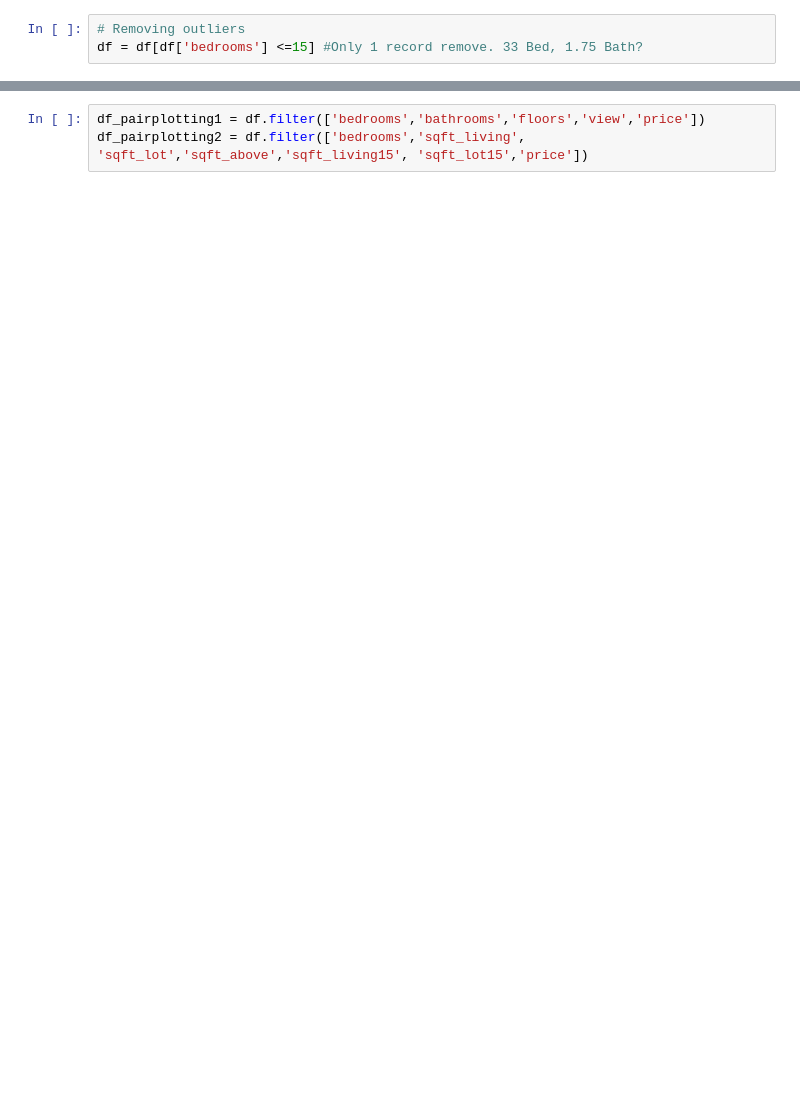
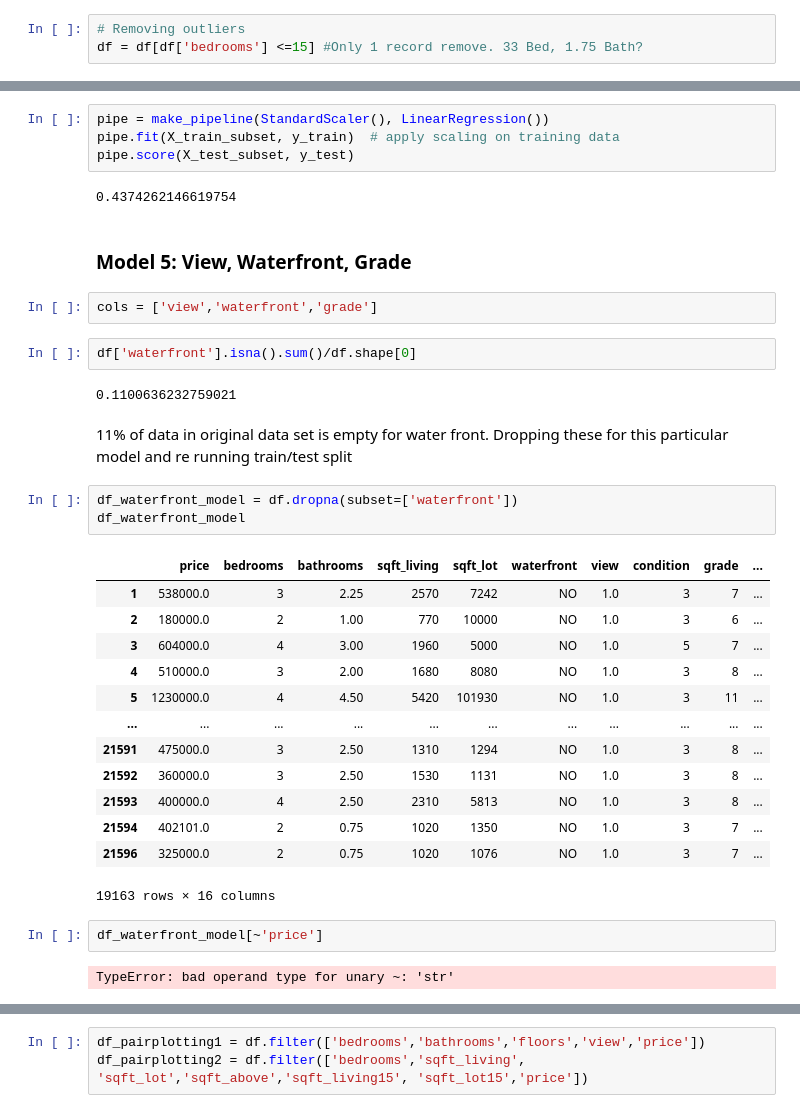
Before and after one commit to ssaeed85/dsc-ph2-KingsCountyRealEstate, a Jupyter notebook: Workspace/Saad/Notebook.ipynb, the cells around one changed output, grey strips where cells are left out. Drawn from its saved outputs; the diff is of its cells as text; blank space fills up the shorter version.

Commit message:
Updating map notebooks. Commit with a few rudimentary models

```diff
--- a/Workspace/Saad/Notebook.ipynb
+++ b/Workspace/Saad/Notebook.ipynb
@@ -55,0 +301,37 @@ memory usage: 3.6+ MB
+# %%
+pipe = make_pipeline(StandardScaler(), LinearRegression())
+pipe.fit(X_train_subset, y_train)  # apply scaling on training data
+pipe.score(X_test_subset, y_test)
+# %% [output]
+0.4374262146619754
+# %% [markdown]
+### Model 5: View, Waterfront, Grade
+# %%
+cols = ['view','waterfront','grade']
+# %%
+df['waterfront'].isna().sum()/df.shape[0]
+# %% [output]
+0.1100636232759021
+# %% [markdown]
+11% of data in original data set is empty for water front. Dropping these for this particular model and re running train/test split
+# %%
+df_waterfront_model = df.dropna(subset=['waterfront'])
+df_waterfront_model
+# %% [output]
+|  | price | bedrooms | bathrooms | sqft_living | sqft_lot | waterfront | view | condition | grade | ... |
+| 1 | 538000.0 | 3 | 2.25 | 2570 | 7242 | NO | 1.0 | 3 | 7 | ... |
+| 2 | 180000.0 | 2 | 1.00 | 770 | 10000 | NO | 1.0 | 3 | 6 | ... |
+| 3 | 604000.0 | 4 | 3.00 | 1960 | 5000 | NO | 1.0 | 5 | 7 | ... |
+| 4 | 510000.0 | 3 | 2.00 | 1680 | 8080 | NO | 1.0 | 3 | 8 | ... |
+| 5 | 1230000.0 | 4 | 4.50 | 5420 | 101930 | NO | 1.0 | 3 | 11 | ... |
+| ... | ... | ... | ... | ... | ... | ... | ... | ... | ... | ... |
+| 21591 | 475000.0 | 3 | 2.50 | 1310 | 1294 | NO | 1.0 | 3 | 8 | ... |
+| 21592 | 360000.0 | 3 | 2.50 | 1530 | 1131 | NO | 1.0 | 3 | 8 | ... |
+| 21593 | 400000.0 | 4 | 2.50 | 2310 | 5813 | NO | 1.0 | 3 | 8 | ... |
+| 21594 | 402101.0 | 2 | 0.75 | 1020 | 1350 | NO | 1.0 | 3 | 7 | ... |
+| 21596 | 325000.0 | 2 | 0.75 | 1020 | 1076 | NO | 1.0 | 3 | 7 | ... |
+19163 rows × 16 columns
+# %%
+df_waterfront_model[~'price']
+# %% [output]
+TypeError: bad operand type for unary ~: 'str'
```
Also changed, not shown: parts of 58 cells of this notebook.
